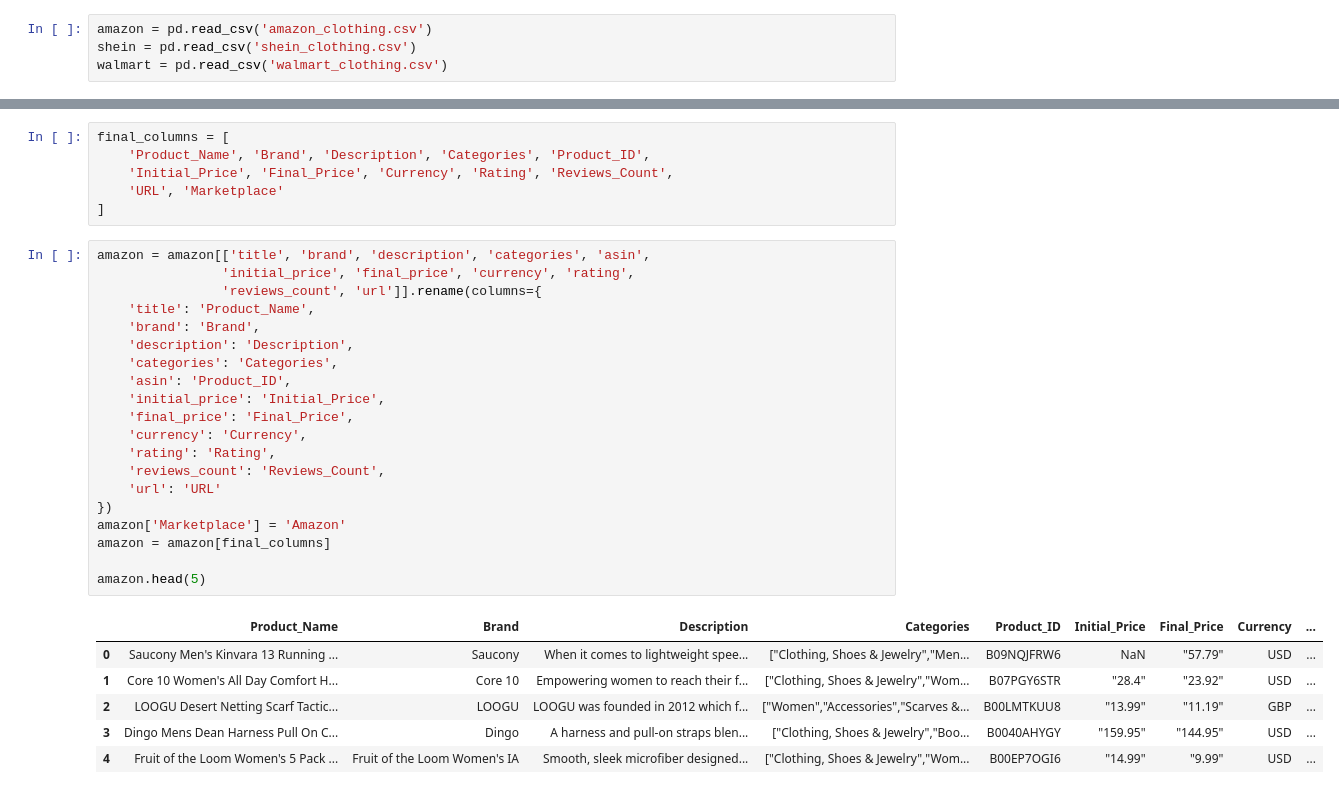
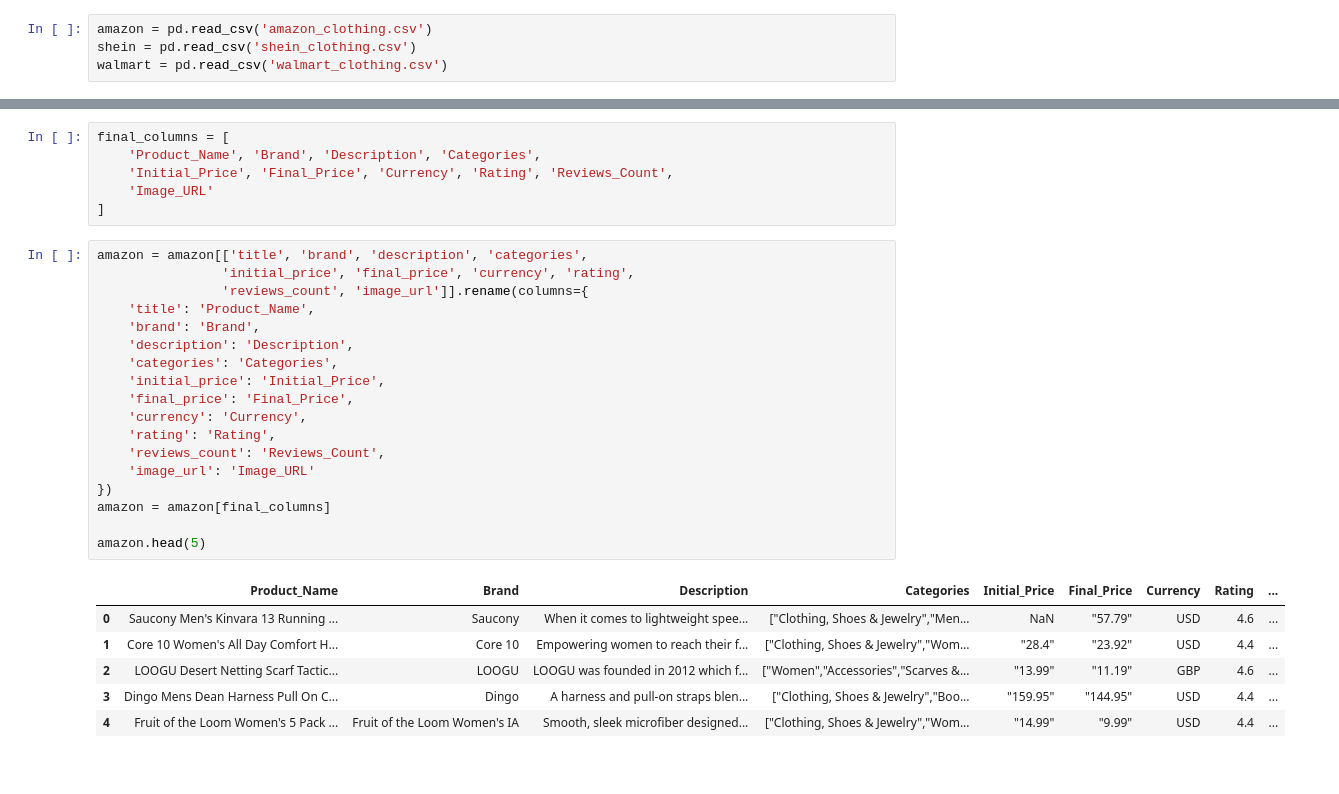
Before and after one commit to TrueNguyen203/Image-Text-Recommendation-System, a Jupyter notebook: merge.ipynb, the cells around one changed output, grey strips where cells are left out. Cells and saved outputs as stored; diff of their text form.

Commit message:
update valid image urls

```diff
--- a/merge.ipynb
+++ b/merge.ipynb
@@ -7,34 +68,32 @@ walmart = pd.read_csv('walmart_clothing.csv')
 # %%
 final_columns = [
-    'Product_Name', 'Brand', 'Description', 'Categories', 'Product_ID',
+    'Product_Name', 'Brand', 'Description', 'Categories',
     'Initial_Price', 'Final_Price', 'Currency', 'Rating', 'Reviews_Count',
-    'URL', 'Marketplace'
+    'Image_URL'
 ]
 # %%
-amazon = amazon[['title', 'brand', 'description', 'categories', 'asin',
+amazon = amazon[['title', 'brand', 'description', 'categories',
                 'initial_price', 'final_price', 'currency', 'rating',
-                'reviews_count', 'url']].rename(columns={
+                'reviews_count', 'image_url']].rename(columns={
     'title': 'Product_Name',
     'brand': 'Brand',
     'description': 'Description',
     'categories': 'Categories',
-    'asin': 'Product_ID',
     'initial_price': 'Initial_Price',
     'final_price': 'Final_Price',
     'currency': 'Currency',
     'rating': 'Rating',
     'reviews_count': 'Reviews_Count',
-    'url': 'URL'
+    'image_url': 'Image_URL'
 })
-amazon['Marketplace'] = 'Amazon'
 amazon = amazon[final_columns]
 
 amazon.head(5)
 # %% [output]
-|  | Product_Name | Brand | Description | Categories | Product_ID | Initial_Price | Final_Price | Currency | ... |
-| 0 | Saucony Men's Kinvara 13 Running ... | Saucony | When it comes to lightweight spee... | ["Clothing, Shoes & Jewelry","Men... | B09NQJFRW6 | NaN | "57.79" | USD | ... |
-| 1 | Core 10 Women's All Day Comfort H... | Core 10 | Empowering women to reach their f... | ["Clothing, Shoes & Jewelry","Wom... | B07PGY6STR | "28.4" | "23.92" | USD | ... |
-| 2 | LOOGU Desert Netting Scarf Tactic... | LOOGU | LOOGU was founded in 2012 which f... | ["Women","Accessories","Scarves &... | B00LMTKUU8 | "13.99" | "11.19" | GBP | ... |
-| 3 | Dingo Mens Dean Harness Pull On C... | Dingo | A harness and pull-on straps blen... | ["Clothing, Shoes & Jewelry","Boo... | B0040AHYGY | "159.95" | "144.95" | USD | ... |
-| 4 | Fruit of the Loom Women's 5 Pack ... | Fruit of the Loom Women's IA | Smooth, sleek microfiber designed... | ["Clothing, Shoes & Jewelry","Wom... | B00EP7OGI6 | "14.99" | "9.99" | USD | ... |
+|  | Product_Name | Brand | Description | Categories | Initial_Price | Final_Price | Currency | Rating | ... |
+| 0 | Saucony Men's Kinvara 13 Running ... | Saucony | When it comes to lightweight spee... | ["Clothing, Shoes & Jewelry","Men... | NaN | "57.79" | USD | 4.6 | ... |
+| 1 | Core 10 Women's All Day Comfort H... | Core 10 | Empowering women to reach their f... | ["Clothing, Shoes & Jewelry","Wom... | "28.4" | "23.92" | USD | 4.4 | ... |
+| 2 | LOOGU Desert Netting Scarf Tactic... | LOOGU | LOOGU was founded in 2012 which f... | ["Women","Accessories","Scarves &... | "13.99" | "11.19" | GBP | 4.6 | ... |
+| 3 | Dingo Mens Dean Harness Pull On C... | Dingo | A harness and pull-on straps blen... | ["Clothing, Shoes & Jewelry","Boo... | "159.95" | "144.95" | USD | 4.4 | ... |
+| 4 | Fruit of the Loom Women's 5 Pack ... | Fruit of the Loom Women's IA | Smooth, sleek microfiber designed... | ["Clothing, Shoes & Jewelry","Wom... | "14.99" | "9.99" | USD | 4.4 | ... |
 # %%
```
Also changed, not shown: parts of 16 cells of this notebook, 1 other file.
